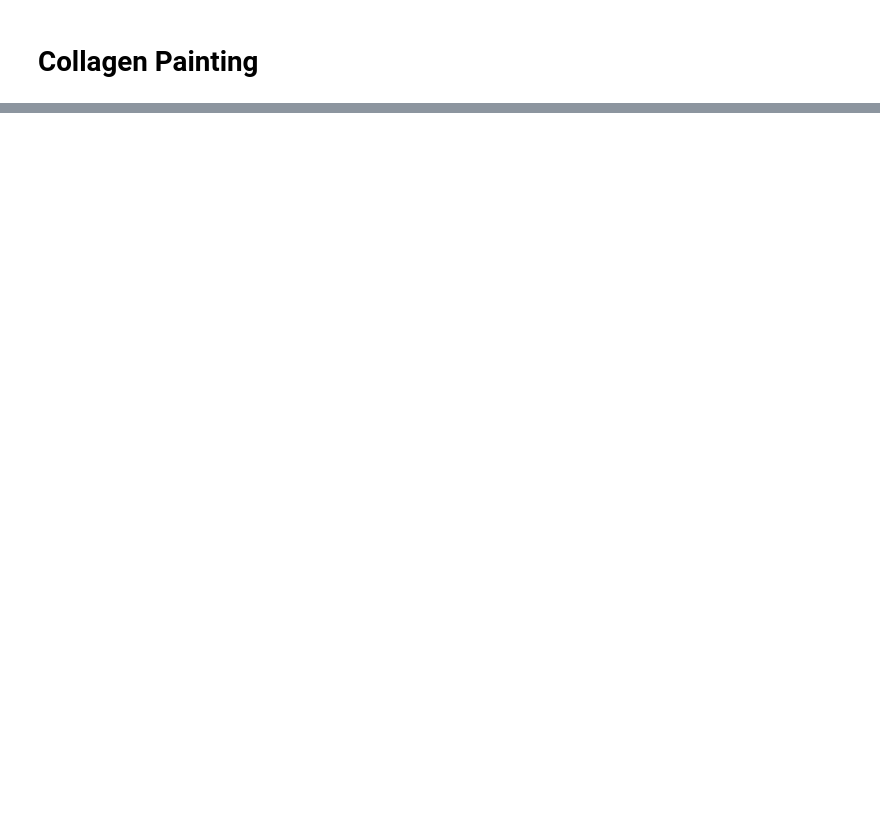
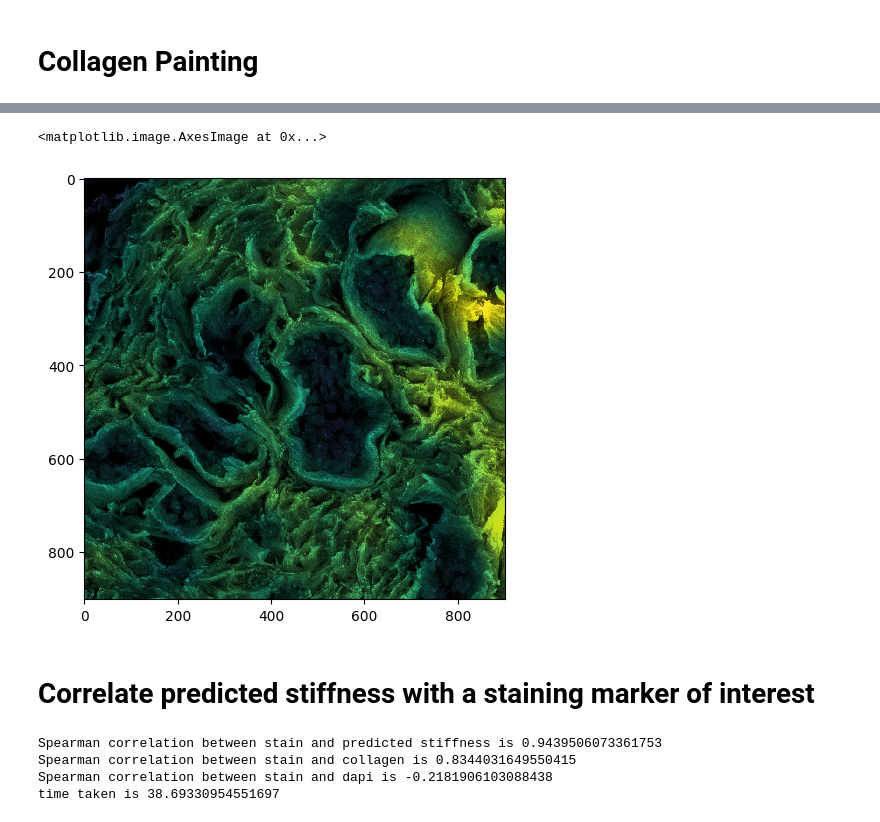
Before and after one commit to cstashko/STIFMaps, a Jupyter notebook: STIFMaps.ipynb, the cells around one changed output, grey strips where cells are left out. Saved outputs shown, nothing was run; the diff lists cells and outputs as text; code cells hidden in the pictures; blank space fills up the shorter version.

Commit message:
Jupyter notebook for generating STIFMaps

```diff
--- a/STIFMaps.ipynb
+++ b/STIFMaps.ipynb
@@ -62,0 +21,14 @@ def get_step(step, scale_factor):
+# %%
+# Specify the DAPI and collagen images to be overlaid
+dapi = '/path/to/test1_DAPI.TIF'
+collagen = '/path/to/test1_collagen.TIF'
+
+
+# If saving, what should the sample be called?
+name = 'test'
+
+# Specify the models to use
+model_dir = '/path/to/trained_models/'
+models = [model_dir+model for model in os.listdir(model_dir)]
+
+models
@@ -195,0 +43,11 @@ class AlexNet(nn.Module):
+# %%
+# Networks were trained at a microscopy resolution of 4.160 pixels/micron (0.2404 microns/pixel)
+# Provide a scale factor to resize the input images to this resolution
+# Ex: Images at 2.308 pixels/micron require a scale_factor of 1.802
+scale_factor = 1.802
+
+# Stifness is predicted for each square. This is the distance from the center of one square to the next
+step = 40
+
+# How many squares to evaluate at once with the network
+batch_size = 100
@@ -367,0 +72,7 @@ Total time taken is 551.4533696174622
+# %%
+z_out = STIFMap_generation.generate_STIFMap(dapi, collagen, name, step, models=models,
+                    mask=False, batch_size=100, square_side=square_side,
+                    save_dir=False)
+
+# Show the output image
+io.imshow(np.mean(z_out, axis=0))
@@ -658,0 +104,4 @@ Time taken is 264.7481904029846
+# %%
+col_colored = STIFMap_generation.collagen_paint(dapi, collagen, z_out, name, step,
+                    mask=False, square_side=square_side, quantile=quantile,
+                    scale_percent=scale_percent, save_dir=False)
@@ -658,0 +112,8 @@ Time taken is 264.7481904029846
+# %%
+# Show the pseudocolored collagen image
+io.imshow(col_colored)
+# %% [output]
+<matplotlib.image.AxesImage at 0x...>
+[figure, added]
+# %% [markdown]
+# Correlate predicted stiffness with a staining marker of interest
@@ -658,0 +123,8 @@ Time taken is 264.7481904029846
+# %%
+_, _, _ = STIFMap_generation.correlate_signals_with_stain(dapi, collagen, z_out, stain, step,
+                                                mask=False, square_side=square_side, quantile=quantile)
+# %% [output]
+Spearman correlation between stain and predicted stiffness is 0.9439506073361753
+Spearman correlation between stain and collagen is 0.8344031649550415
+Spearman correlation between stain and dapi is -0.2181906103088438
+time taken is 38.69330954551697
```
Also changed, not shown: parts of 30 cells of this notebook.
